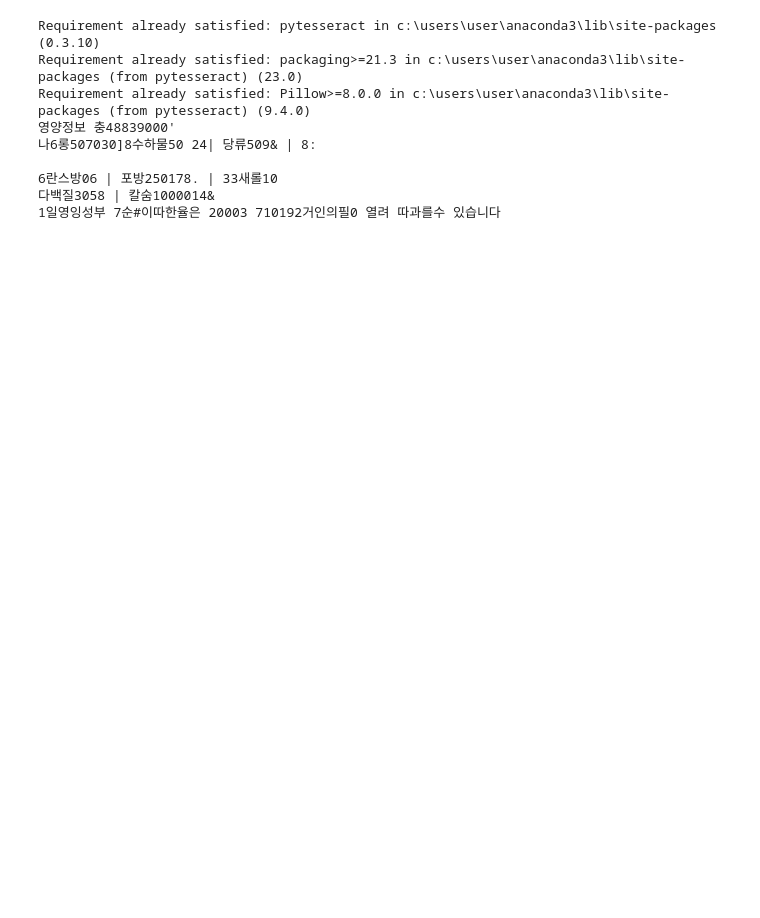
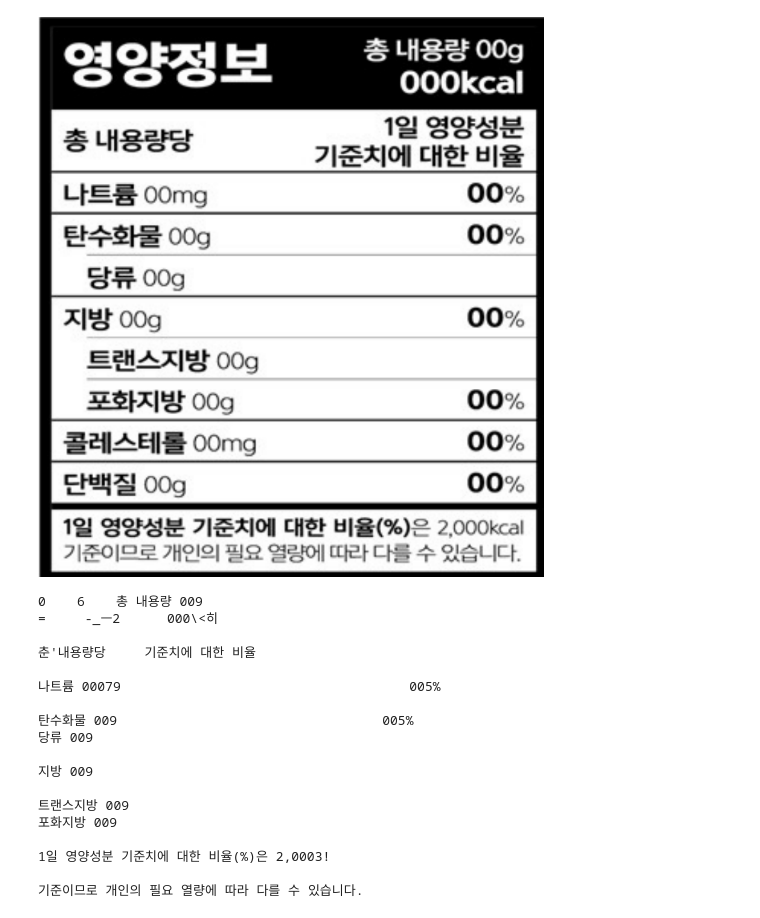
Before and after one commit to StillWork/hr0912, a Jupyter notebook: e_77_ocr_PC.ipynb, the cells around one changed output. Saved outputs shown, nothing was run; the diff lists cells and outputs as text; code cells hidden in the pictures; blank space fills up the shorter version.

```diff
--- a/e_77_ocr_PC.ipynb
+++ b/e_77_ocr_PC.ipynb
@@ -1,16 +18,30 @@
+# %%
+# Image.open('20170622_221251.jpg')
+Image.open('010146.png')
+# %% [output]
+[figure, added]
 # %%
 from PIL import Image
-!pip install pytesseract
 import pytesseract
 pytesseract.pytesseract.tesseract_cmd = r'C:\Users\User\AppData\Local\tesseract.exe'
-print(pytesseract.image_to_string(Image.open('20170622_221251.jpg'), lang='kor'))
+# print(pytesseract.image_to_string(Image.open('20170622_221251.jpg'), lang='kor'))
+print(pytesseract.image_to_string(Image.open('010146.png'), lang='kor'))
 # %% [output]
-Requirement already satisfied: pytesseract in c:\users\user\anaconda3\lib\site-packages (0.3.10)
-Requirement already satisfied: packaging>=21.3 in c:\users\user\anaconda3\lib\site-packages (from pytesseract) (23.0)
-Requirement already satisfied: Pillow>=8.0.0 in c:\users\user\anaconda3\lib\site-packages (from pytesseract) (9.4.0)
-영양정보 충48839000'
-나6롱507030]8수하물50 24| 당류509& | 8:
+0    6    총 내용량 009
+=     -_ㅡ2      000\<히
 
-6란스방06 | 포방250178. | 33새롤10
-다백질3058 | 칼숨1000014&
-1일영잉성부 7순#이따한율은 20003 710192거인의필0 열려 따과를수 있습니다
+춘'내용량당     기준치에 대한 비율
+
+나트륨 00079                                     005%
+
+탄수화물 009                                  005%
+당류 009
+
+지방 009
+
+트랜스지방 009
+포화지방 009
+
+1일 영양성분 기준치에 대한 비율(%)은 2,0003!
+
+기준이므로 개인의 필요 열량에 따라 다를 수 있습니다.
```
Also changed, not shown: parts of 2 cells of this notebook.
